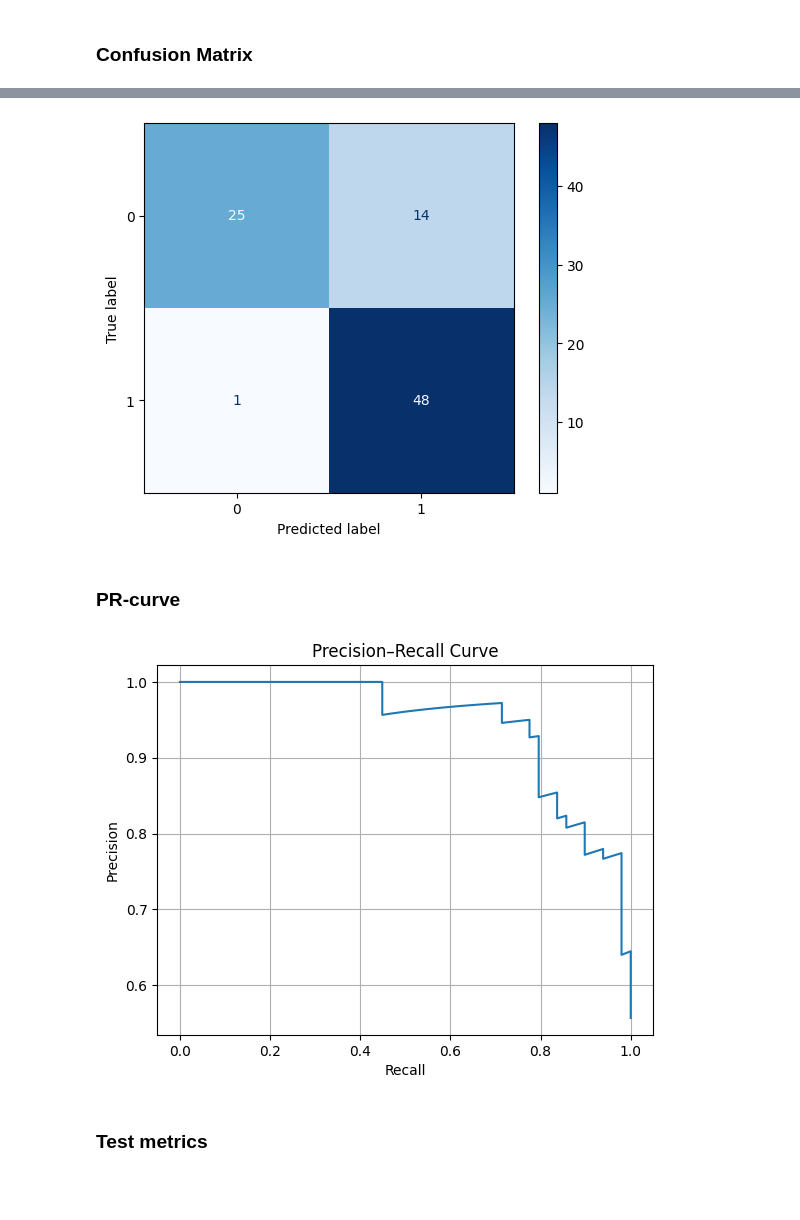
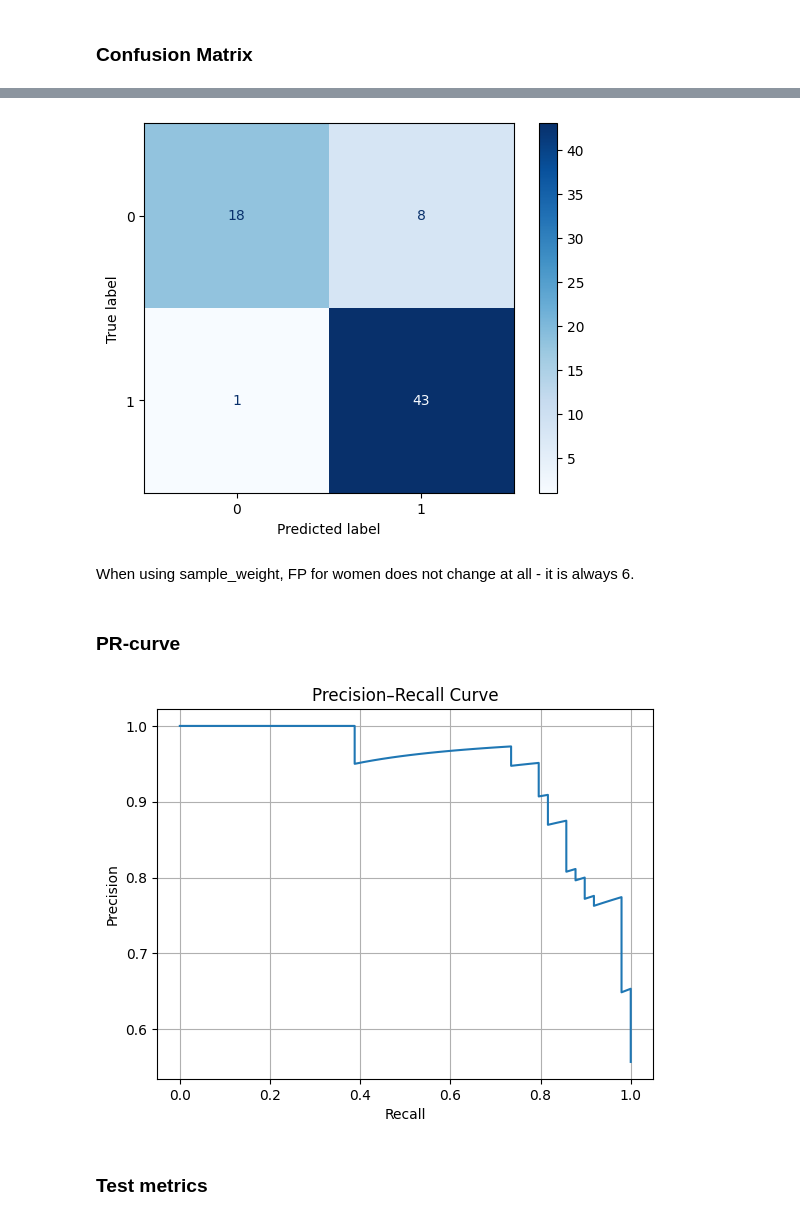
Before and after one commit to Lymuthien/heart_failure, a Jupyter notebook: notebooks/5.1-xgboost.ipynb, the cells around one changed output, grey strips where cells are left out. Cells and saved outputs as stored; diff of their text form; code cells hidden in the pictures; blank space fills up the shorter version.

Commit message:
Try using sample_weight hyperparameter.

```diff
--- a/notebooks/5.1-xgboost.ipynb
+++ b/notebooks/5.1-xgboost.ipynb
@@ -43,6 +42,7 @@ X_train, y_train, X_val, y_val, X_test, y_test = split_data(
 ## Training
 # %%
 cv = StratifiedKFold(n_splits=TE_CV, shuffle=True, random_state=RANDOM_STATE)
+cv_params = {"sample_weight": X_train[SEX].map({"F": 4, "M": 1})}
 fe_pipeline = get_preprocessor(cv)
 study, model = optuna_search(
     X_train,
@@ -53,6 +53,8 @@ study, model = optuna_search(
     n_splits=CV_SPLITS,
     random_state=RANDOM_STATE,
     fe_pipeline=fe_pipeline,
+    cv_params=cv_params,
+    cv_scorer=cross_val_score_sw
 )
 # %%
 print_best_params(study)
@@ -125,3 +127,7 @@ dtype: float64
 The model is better than all previous ones, but the FPR is still too high. I'd like to see it reduced to at least 0.25.
 # %% [markdown]
 ### Confusion Matrix
+# %%
+female = X_val[SEX] == "F"
+ConfusionMatrixDisplay.from_predictions(y_val[female], y_val_pred[female], cmap="Blues")
+plt.show()
@@ -128,14 +136,16 @@ The model is better than all previous ones, but the FPR is still too high. I'd l
 # %%
-ConfusionMatrixDisplay.from_predictions(y_val, y_val_pred, cmap="Blues")
+ConfusionMatrixDisplay.from_predictions(y_val[~female], y_val_pred[~female], cmap="Blues")
 plt.show()
 # %% [output]
-[figure, old version]
+[figure, new version]
+# %% [markdown]
+When using sample_weight, FP for women does not change at all - it is always 6.
 # %% [markdown]
 ### PR-curve
 # %%
 plot_pr_curve(y_val, y_val_proba)
 # %% [output]
-[figure, old version]
+[figure, new version]
 # %% [markdown]
 ### Test metrics
 # %%
```
Also changed, not shown: parts of 17 cells of this notebook, 2 other files.
